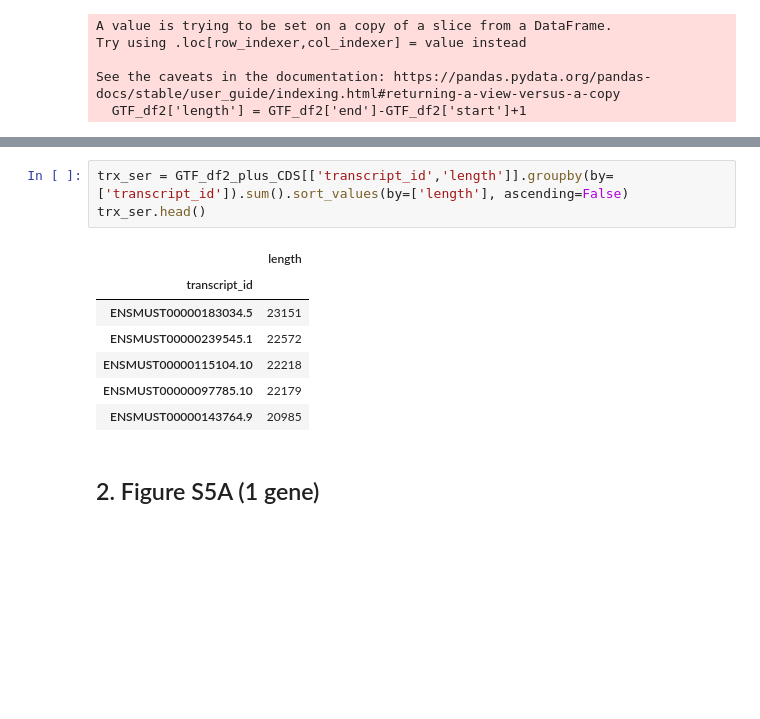
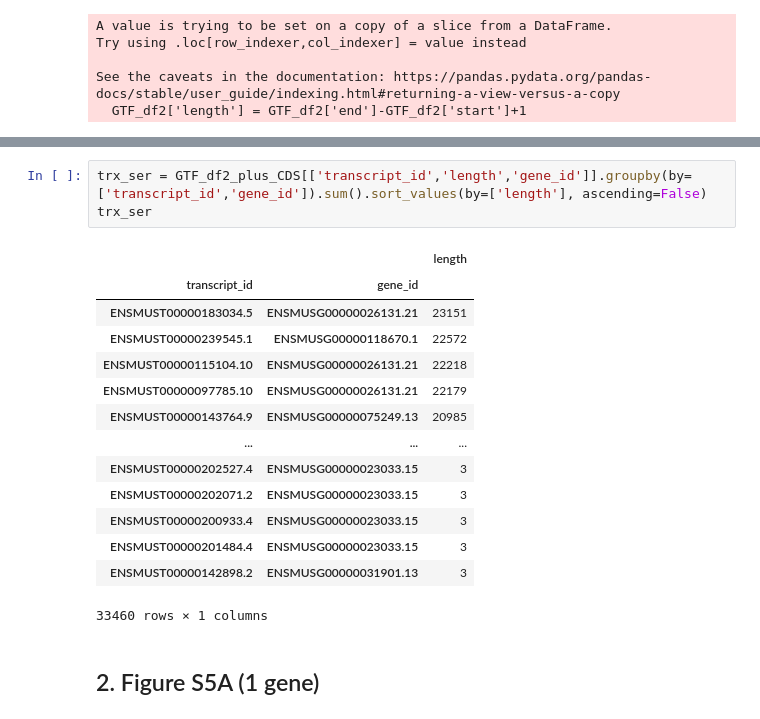
Before and after one commit to kangjunseo/Bioinformatics, a Jupyter notebook: QBioLab_Internship/Mission3.ipynb, the cells around one changed output, grey strips where cells are left out. Cells and saved outputs as stored; diff of their text form; blank space fills up the shorter version.

```diff
--- a/QBioLab_Internship/Mission3.ipynb
+++ b/QBioLab_Internship/Mission3.ipynb
@@ -177,16 +177,23 @@ GTF_df2_plus_CDS.head()
 | 364 | CDS | 4900491 | 4900538 | + | ENSMUST00000134384.8 | ENSMUSG00000025903.15 | protein_coding | Lypla1 | 2 | 48 |
 | 366 | CDS | 4902534 | 4902604 | + | ENSMUST00000134384.8 | ENSMUSG00000025903.15 | protein_coding | Lypla1 | 2 | 71 |
 # %%
-trx_ser = GTF_df2_plus_CDS[['transcript_id','length']].groupby(by=['transcript_id']).sum().sort_values(by=['length'], ascending=False)
-trx_ser.head()
+trx_ser = GTF_df2_plus_CDS[['transcript_id','length','gene_id']].groupby(by=['transcript_id','gene_id']).sum().sort_values(by=['length'], ascending=False)
+trx_ser
 # %% [output]
-|  | length |
-| transcript_id |  |
-| ENSMUST00000183034.5 | 23151 |
-| ENSMUST00000239545.1 | 22572 |
-| ENSMUST00000115104.10 | 22218 |
-| ENSMUST00000097785.10 | 22179 |
-| ENSMUST00000143764.9 | 20985 |
+|  |  | length |
+| transcript_id | gene_id |  |
+| ENSMUST00000183034.5 | ENSMUSG00000026131.21 | 23151 |
+| ENSMUST00000239545.1 | ENSMUSG00000118670.1 | 22572 |
+| ENSMUST00000115104.10 | ENSMUSG00000026131.21 | 22218 |
+| ENSMUST00000097785.10 | ENSMUSG00000026131.21 | 22179 |
+| ENSMUST00000143764.9 | ENSMUSG00000075249.13 | 20985 |
+| ... | ... | ... |
+| ENSMUST00000202527.4 | ENSMUSG00000023033.15 | 3 |
+| ENSMUST00000202071.2 | ENSMUSG00000023033.15 | 3 |
+| ENSMUST00000200933.4 | ENSMUSG00000023033.15 | 3 |
+| ENSMUST00000201484.4 | ENSMUSG00000023033.15 | 3 |
+| ENSMUST00000142898.2 | ENSMUSG00000031901.13 | 3 |
+33460 rows × 1 columns
 # %% [markdown]
 ## 2. Figure S5A (1 gene)
 # %%
```
Also changed, not shown: parts of 14 cells of this notebook.
